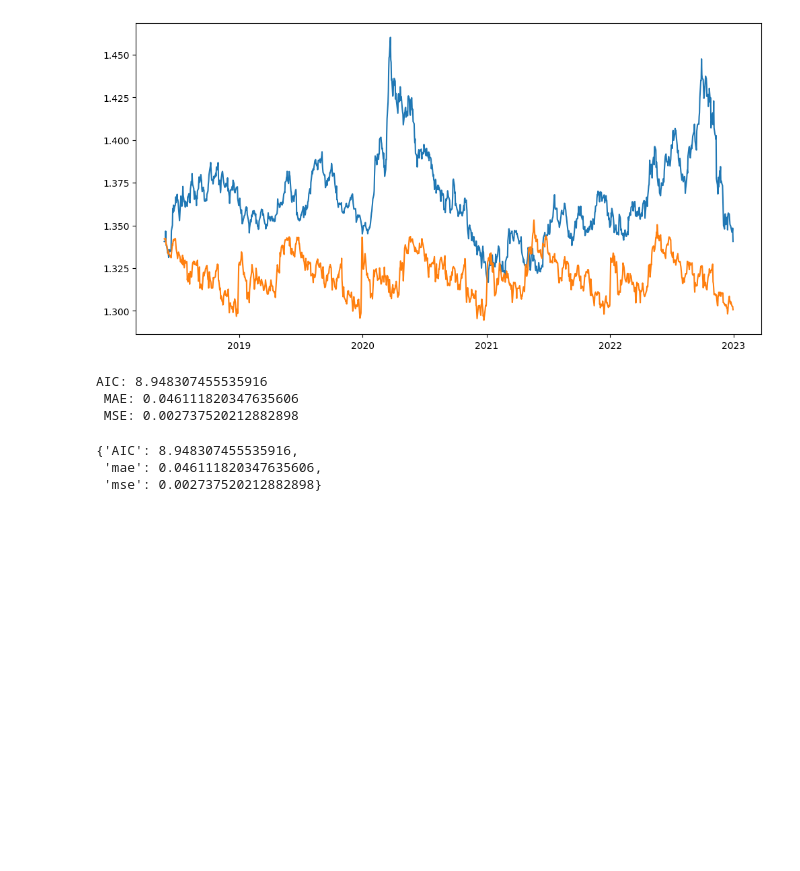
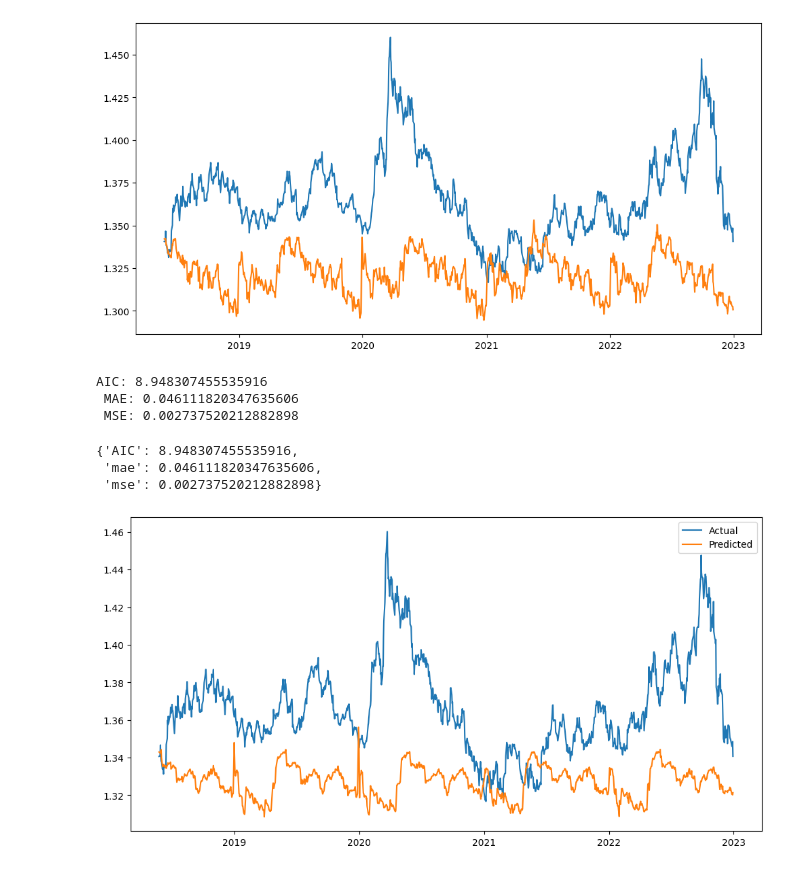
Before and after one commit to erictan23/Currency-Prediction, a Jupyter notebook: currency_prediction.ipynb, the cells around one changed output. Saved outputs shown, nothing was run; the diff lists cells and outputs as text; code cells hidden in the pictures; blank space fills up the shorter version.

```diff
--- a/currency_prediction.ipynb
+++ b/currency_prediction.ipynb
@@ -663,3 +635,40 @@ AIC: 8.948307455535916
 {'AIC': 8.948307455535916,
  'mae': 0.046111820347635606,
  'mse': 0.002737520212882898}
+# %%
+param_grid = {
+    'learning_rate': [0.1, 0.01, 0.001],
+    'max_depth': [3, 5, 7],
+    'n_estimators': [100, 200, 300]
+}
+
+# Create the XGBRegressor model
+model = XGBRegressor()
+
+# Create the GridSearchCV object
+grid_search = GridSearchCV(estimator=model, param_grid=param_grid, scoring='neg_mean_squared_error', cv=5)
+
+# Fit the GridSearchCV object to the training data
+grid_search.fit(X_train, y_train)
+
+# Get the best parameters and best score
+best_params = grid_search.best_params_
+best_score = grid_search.best_score_
+
+# Create a new XGBRegressor model with the best parameters
+best_model = XGBRegressor(**best_params)
+
+# Fit the best model to the training data
+best_model.fit(X_train, y_train)
+
+# Make predictions with the best model
+y_pred = best_model.predict(X_test)
+
+# Plot the actual and predicted values
+plt.figure(figsize=(12, 6))
+plt.plot(X_test.index, y_test, label='Actual')
+plt.plot(X_test.index, y_pred, label='Predicted')
+plt.legend()
+plt.show()
+# %% [output]
+[figure, added]
```
Also changed, not shown: parts of 29 cells of this notebook.
